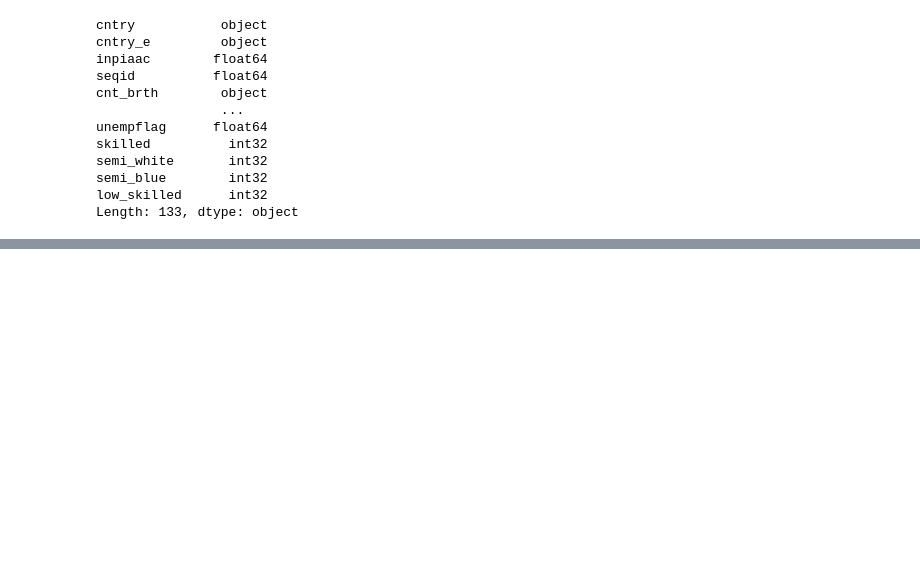
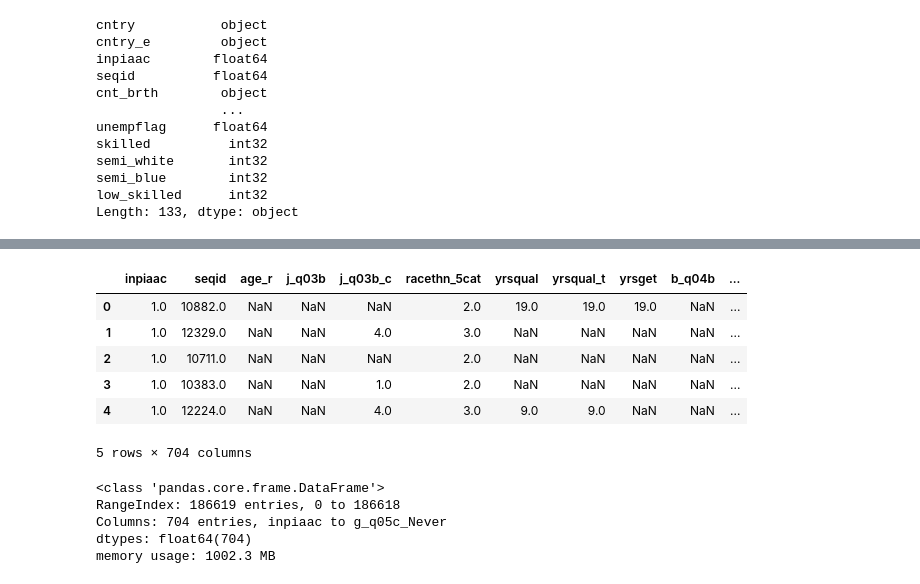
Before and after one commit to srh-gst/ML_term_paper, a Jupyter notebook: Code/4_model_estimation.ipynb, the cells around one changed output, grey strips where cells are left out. Drawn from its saved outputs; the diff is of its cells as text; code cells hidden in the pictures; blank space fills up the shorter version.

Commit message:
numeric X work fine now, dummies still need to be fixed

```diff
--- a/Code/4_model_estimation.ipynb
+++ b/Code/4_model_estimation.ipynb
@@ -33,8 +33,8 @@ dcl = data.drop(columns = ['Unnamed: 0'])
 # %%
 dcl["skilled"] = np.where(dcl["iscoskil4"]==1, 1, 0)
 dcl["semi_white"] = np.where(dcl["iscoskil4"]==2, 1, 0)
-dcl["semi_blue"] = np.where(dcl[iscoskil4]==3, 1, 0)
-dcl["low_skilled"] = np.where(dcl[iscoskil4]==4, 1, 0)
+dcl["semi_blue"] = np.where(dcl["iscoskil4"]==3, 1, 0)
+dcl["low_skilled"] = np.where(dcl["iscoskil4"]==4, 1, 0)
 # %%
 dcl = dcl[dcl.iscoskil4 != 'N']
 dcl = dcl[dcl.iscoskil4 != 'U']
@@ -102,0 +104,5 @@ num_list
+# %%
+# drop variables that have too few observations,are not relevant or collinear
+num = num.drop(columns = ['inpiaac', "racethn_5cat", "unempflag", "racethn_5cat", "c_q08c2", "seqid", "b_q04b", "b_q19a",
+                         "c_q08c2", "learnatwork", "nfehrsnjr", "nfehrsjr", "nfehrs", "earnmthselfppp", "d_q05b2",
+                          "yrsqual_t", "earnmthbonusppp", "low_skilled"])
@@ -103,4 +130,7 @@ num_list
 # %%
 # generate dummies
 dummies = [pd.get_dummies(dcl[i], prefix=i, drop_first = True) for i in [cate]]
+dummies = dummies.pop(0)
 dummies = pd.DataFrame(dummies)
+dummies.info()
+dummies.head()
@@ -107,6 +150,23 @@ dummies = pd.DataFrame(dummies)
 # %%
 # define X and y
 on_job = dcl["b_q12d"] #define y here
 open_educ = dcl["b_q12f"]
 X = num.join(dummies)
 X = pd.DataFrame(np.ascontiguousarray(X.values), columns = X.columns)
+X.head()
+# %% [output]
+|  | inpiaac | seqid | age_r | j_q03b | j_q03b_c | racethn_5cat | yrsqual | yrsqual_t | yrsget | b_q04b | ... |
+| 0 | 1.0 | 10882.0 | NaN | NaN | NaN | 2.0 | 19.0 | 19.0 | 19.0 | NaN | ... |
+| 1 | 1.0 | 12329.0 | NaN | NaN | 4.0 | 3.0 | NaN | NaN | NaN | NaN | ... |
+| 2 | 1.0 | 10711.0 | NaN | NaN | NaN | 2.0 | NaN | NaN | NaN | NaN | ... |
+| 3 | 1.0 | 10383.0 | NaN | NaN | 1.0 | 2.0 | NaN | NaN | NaN | NaN | ... |
+| 4 | 1.0 | 12224.0 | NaN | NaN | 4.0 | 3.0 | 9.0 | 9.0 | NaN | NaN | ... |
+5 rows × 704 columns
+# %%
+X.info()
+# %% [output]
+<class 'pandas.core.frame.DataFrame'>
+RangeIndex: 186619 entries, 0 to 186618
+Columns: 704 entries, inpiaac to g_q05c_Never
+dtypes: float64(704)
+memory usage: 1002.3 MB
```
Also changed, not shown: parts of 9 cells of this notebook, 1 other file.
